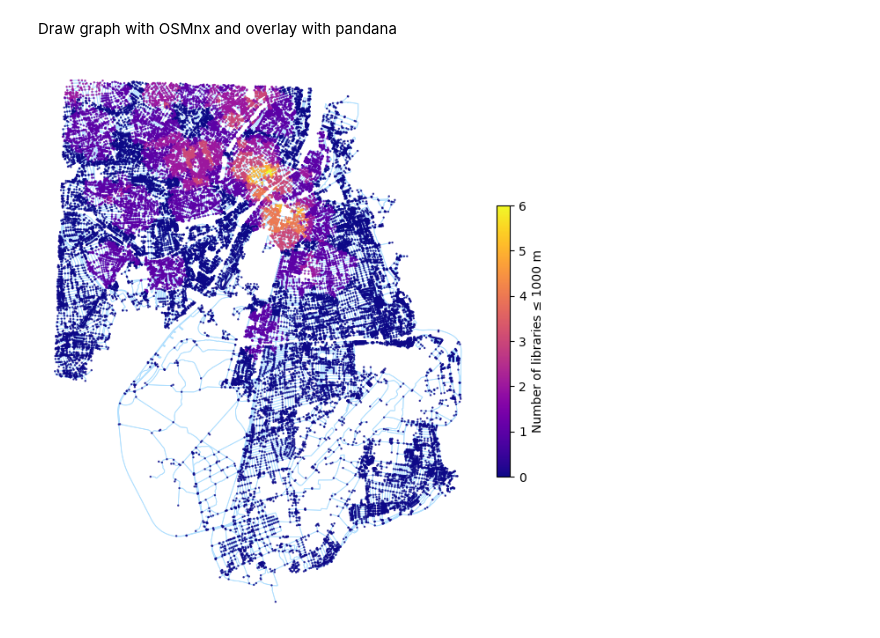
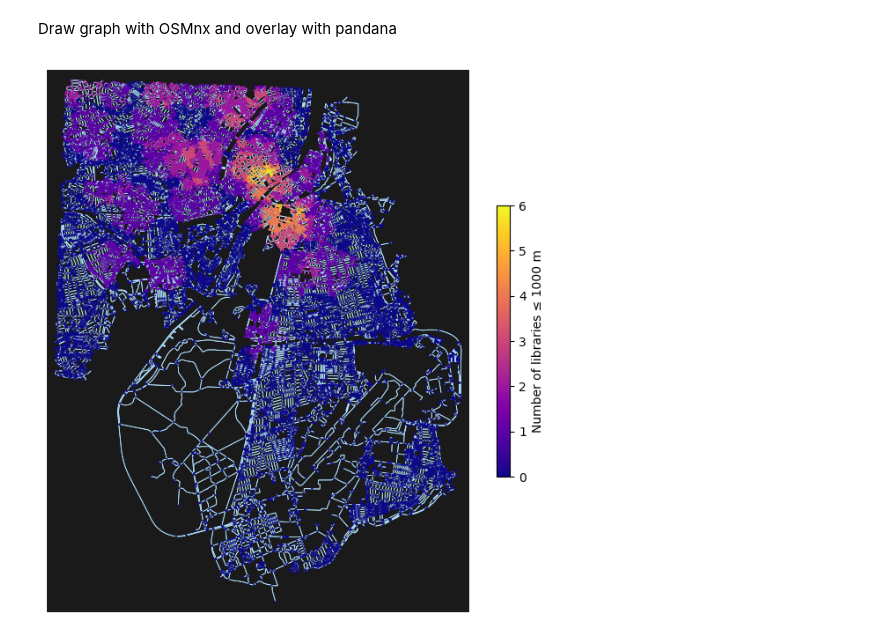
Before and after one commit to MRollin03/FGSAM-FEATHER-Graph-summaries-of-accessibility-maps, a Jupyter notebook: data/Pandana/Structured/layer_graph.ipynb, the cells around one changed output. Saved outputs shown, nothing was run; the diff lists cells and outputs as text; code cells hidden in the pictures.

Commit message:
added dark background and color for legend face

```diff
--- a/data/Pandana/Structured/layer_graph.ipynb
+++ b/data/Pandana/Structured/layer_graph.ipynb
@@ -82,7 +82,7 @@ dist = 1000
 
 # Register POIs with Pandana
 network.set_pois(
-    category="libraries",
+    category="library",
     maxdist=2000,
     maxitems=100,
     x_col=pois.geometry.x,
@@ -93,7 +93,7 @@ network.set_pois(
 # get distances to nearest 100 cafes
 nearest_libraries = network.nearest_pois(
     distance=2000,
-    category="libraries",
+    category="library",
     num_pois=100,
 )
 
@@ -108,7 +108,7 @@ fig, ax = ox.plot.plot_graph(
     node_size=0,
     edge_color="#afdffe",
     edge_linewidth=0.6,
-    bgcolor="white",
+    bgcolor="#1a1a1a",
     show=False,
     close=False
 )
@@ -130,31 +130,32 @@ n.plot(
     column="nearest_libraries",
     cmap="plasma",
     markersize=0.5,
     alpha=0.8,
     legend=True,
+    facecolor="white",
     legend_kwds={
         "shrink": 0.5,
         "label": f"Number of libraries ≤ {dist} m",
         "orientation": "vertical"
     },
     vmin=0,
     vmax=vmax
 )
 
 
 """
 # Plot distance to nearest restaurant using Pandana's plot method
 network.plot(
     nearest_restaurants[1],  # Distance to 1st nearest restaurant
     bbox=bbox,
     fig_kwargs={'figsize': (15, 15), 'facecolor': '#1a1a1a'},
     plot_kwargs={
         'cmap': 'plasma',         # Works well on dark backgrounds
         's': 15,
         'edgecolor': 'none',
         'alpha': 0.8
     },
 )"""
 plt.show()
 # %% [output]
-[figure, old version]
+[figure, new version]
```
